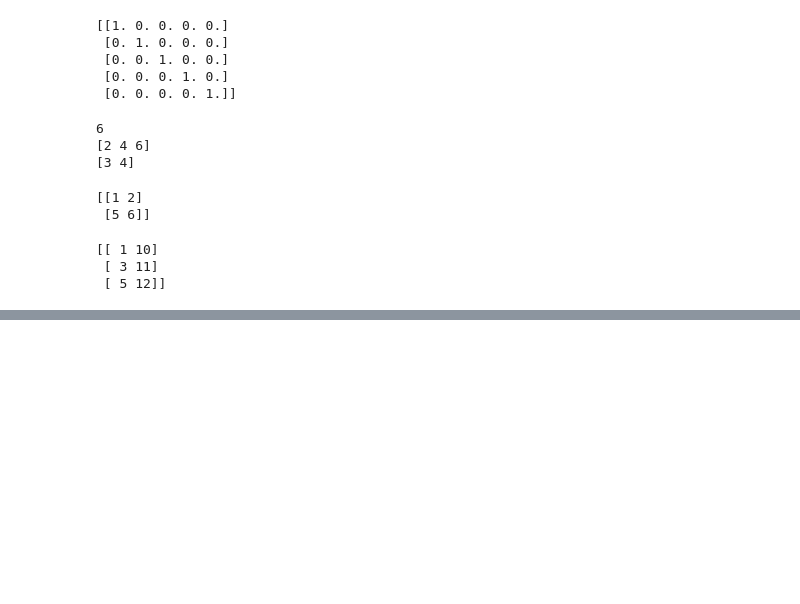
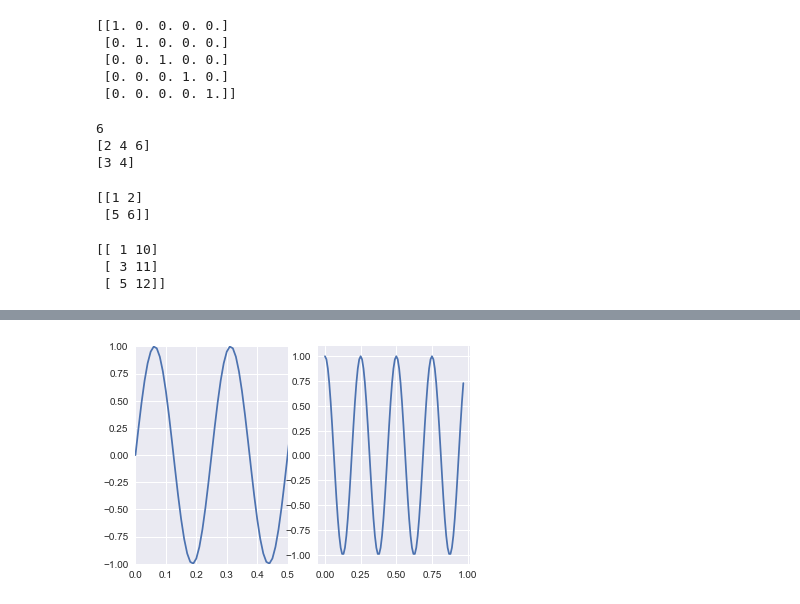
Before and after one commit to iamcuigang/ipy_sci, a Jupyter notebook: ML_AndrewNg/ch4.ipynb, the cells around one changed output, grey strips where cells are left out. Drawn from its saved outputs; the diff is of its cells as text; code cells hidden in the pictures; blank space fills up the shorter version.

```diff
--- a/ML_AndrewNg/ch4.ipynb
+++ b/ML_AndrewNg/ch4.ipynb
@@ -110,0 +291,9 @@ array([[  1,  10, 100],
+# %%
+plt.subplot(1,2,1)
+plt.plot(x,y)
+plt.axis([0,0.5,-1,1]) ### set axis range
+plt.subplot(1,2,2)
+plt.plot(x,y2)
+plt.show()
+# %% [output]
+[figure, added]
```
Also changed, not shown: parts of 18 cells of this notebook, 1 other file.
